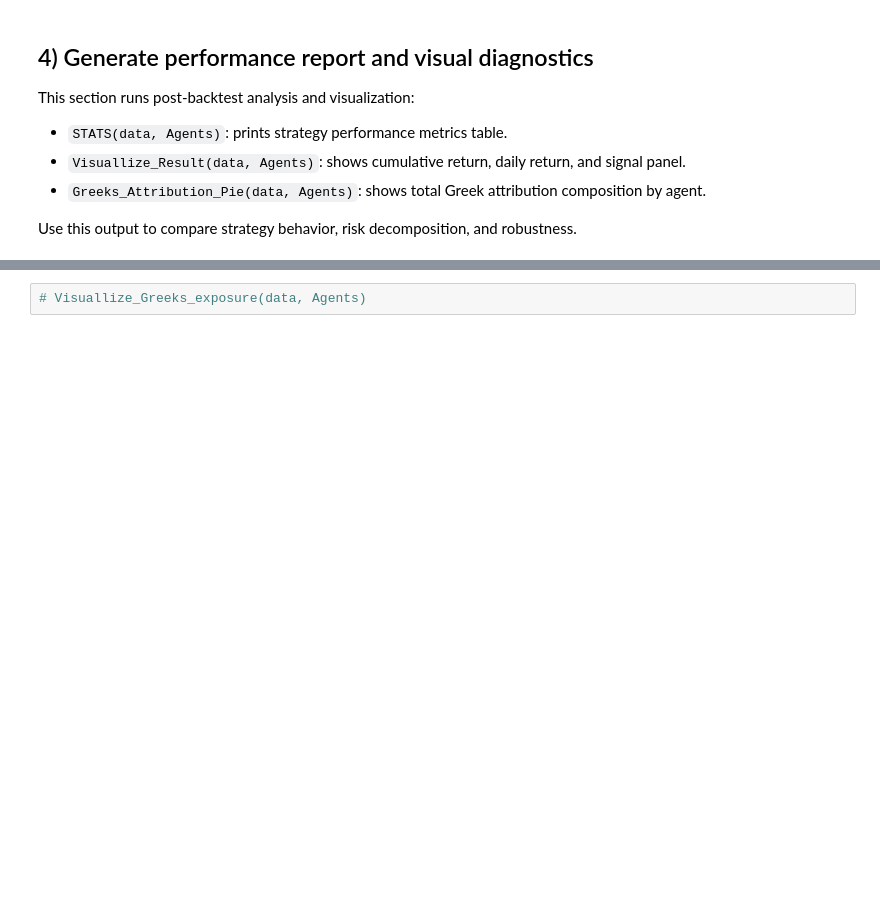
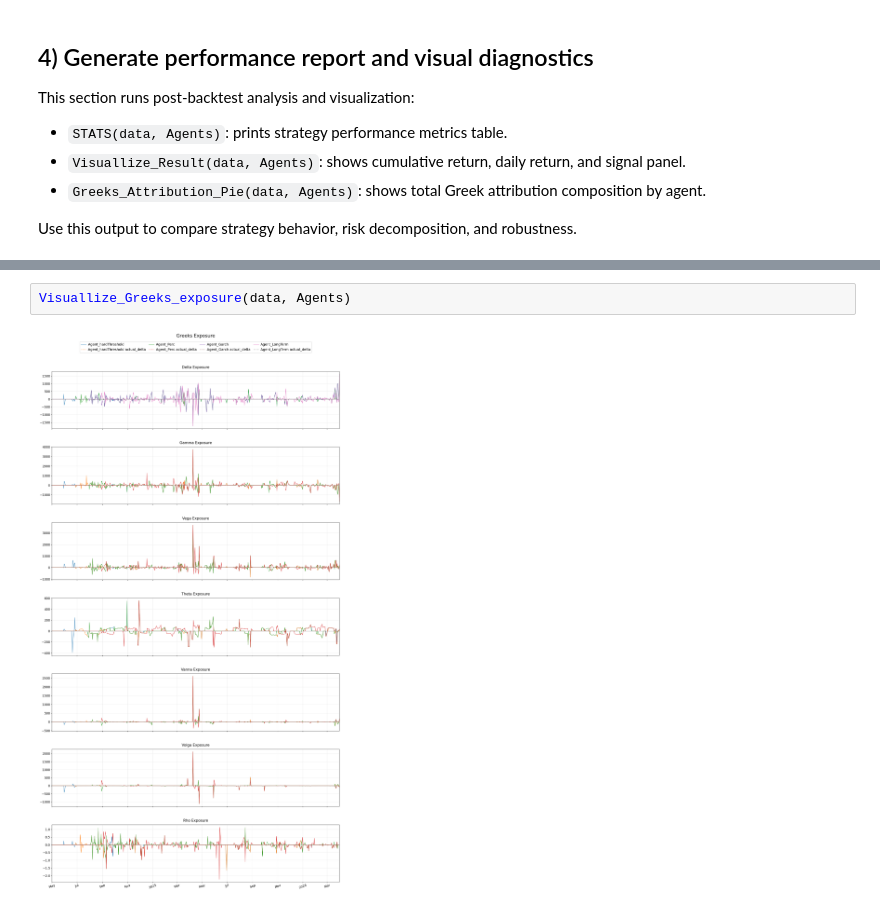
Before and after one commit to StevenYang23/Volatility-based_Quant_Strategy, a Jupyter notebook: Back_test.ipynb, the cells around one changed output, grey strips where cells are left out. Cells and saved outputs as stored; diff of their text form; blank space fills up the shorter version.

```diff
--- a/Back_test.ipynb
+++ b/Back_test.ipynb
@@ -78,2 +77,4 @@ Agent_hardThreshold     75.00%         1.3248         1.1919         25.96%
 # %%
-# Visuallize_Greeks_exposure(data, Agents)
+Visuallize_Greeks_exposure(data, Agents)
+# %% [output]
+[figure, added]
```
Also changed, not shown: parts of 2 cells of this notebook, 32 other files.
